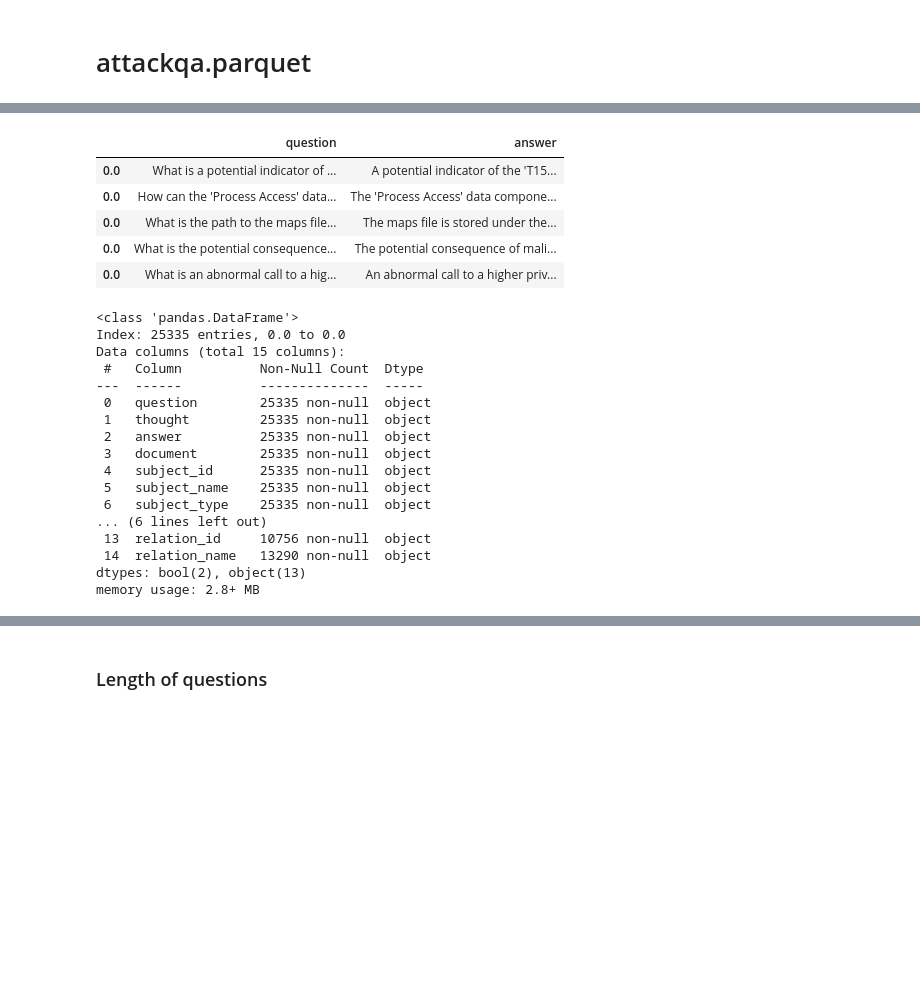
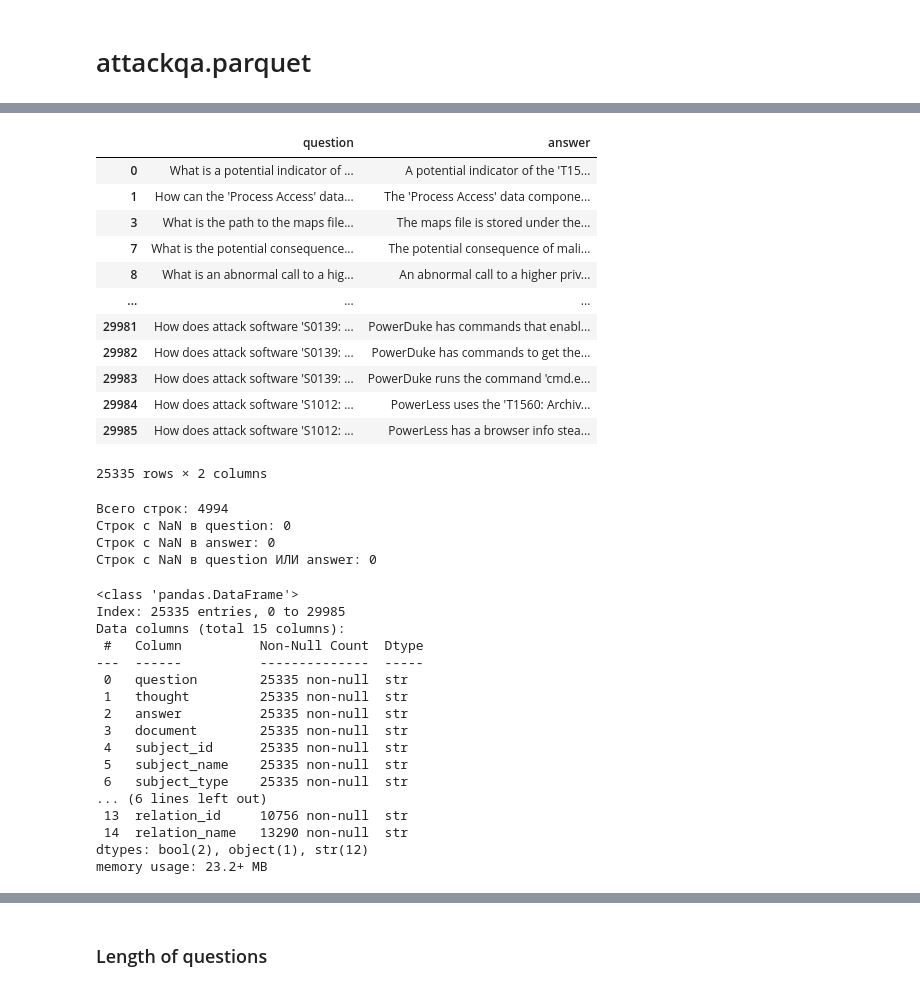
Before and after one commit to StanleyStanMarsh/datasets-processing-rag, a Jupyter notebook: dataset_preproc.ipynb, the cells around one changed output, grey strips where cells are left out. Drawn from its saved outputs; the diff is of its cells as text; code cells hidden in the pictures; blank space fills up the shorter version.

```diff
--- a/dataset_preproc.ipynb
+++ b/dataset_preproc.ipynb
@@ -5,7 +5,7 @@ import pandas as pd
 # %%
 attackqa_parquet = pd.read_parquet(
     "https://huggingface.co/datasets/sambanovasystems/attackqa/resolve/main/attackqa.parquet",
-    engine='fastparquet'
+    engine='pyarrow'
 )
 # %%
 attackqa_parquet.head()
@@ -18,34 +18,54 @@ attackqa_parquet.head()
 | 0.0 | What is an abnormal call to a hig... | To answer the question, I need to... | An abnormal call to a higher priv... | How data component 'Process Acces... | T1559.003 | Inter-Process Communication: XPC ... | T1559 | https://attack.mitre.org/techniqu... | relationships_detects | ... |
 # %%
 with pd.option_context('display.max_colwidth', None):
-    display(attackqa_parquet[["question", "answer"]].head())
+    display(attackqa_parquet[["question", "answer"]])
 # %% [output]
 |  | question | answer |
-| 0.0 | What is a potential indicator of ... | A potential indicator of the 'T15... |
-| 0.0 | How can the 'Process Access' data... | The 'Process Access' data compone... |
-| 0.0 | What is the path to the maps file... | The maps file is stored under the... |
-| 0.0 | What is the potential consequence... | The potential consequence of mali... |
-| 0.0 | What is an abnormal call to a hig... | An abnormal call to a higher priv... |
+| 0 | What is a potential indicator of ... | A potential indicator of the 'T15... |
+| 1 | How can the 'Process Access' data... | The 'Process Access' data compone... |
+| 3 | What is the path to the maps file... | The maps file is stored under the... |
+| 7 | What is the potential consequence... | The potential consequence of mali... |
+| 8 | What is an abnormal call to a hig... | An abnormal call to a higher priv... |
+| ... | ... | ... |
+| 29981 | How does attack software 'S0139: ... | PowerDuke has commands that enabl... |
+| 29982 | How does attack software 'S0139: ... | PowerDuke has commands to get the... |
+| 29983 | How does attack software 'S0139: ... | PowerDuke runs the command 'cmd.e... |
+| 29984 | How does attack software 'S1012: ... | PowerLess uses the 'T1560: Archiv... |
+| 29985 | How does attack software 'S1012: ... | PowerLess has a browser info stea... |
+25335 rows × 2 columns
+# %%
+attackqa_human = attackqa_parquet[attackqa_parquet["human_answer"] == True].copy()
+attackqa_human = attackqa_human.reset_index(drop=True)
+attackqa_human = attackqa_human.dropna(subset=["question", "answer"])
+print(f"Всего строк: {len(attackqa_human)}")
+print(f"Строк с NaN в question: {attackqa_human['question'].isna().sum()}")
+print(f"Строк с NaN в answer: {attackqa_human['answer'].isna().sum()}")
+print(f"Строк с NaN в question ИЛИ answer: {attackqa_human[['question', 'answer']].isna().any(axis=1).sum()}")
+# %% [output]
+Всего строк: 4994
+Строк с NaN в question: 0
+Строк с NaN в answer: 0
+Строк с NaN в question ИЛИ answer: 0
 # %%
 attackqa_parquet.dropna(subset=["question", "answer"]).info()
 # %% [output]
 <class 'pandas.DataFrame'>
-Index: 25335 entries, 0.0 to 0.0
+Index: 25335 entries, 0 to 29985
 Data columns (total 15 columns):
  #   Column          Non-Null Count  Dtype
 ---  ------          --------------  -----
- 0   question        25335 non-null  object
- 1   thought         25335 non-null  object
- 2   answer          25335 non-null  object
- 3   document        25335 non-null  object
- 4   subject_id      25335 non-null  object
- 5   subject_name    25335 non-null  object
- 6   subject_type    25335 non-null  object
+ 0   question        25335 non-null  str
+ 1   thought         25335 non-null  str
+ 2   answer          25335 non-null  str
+ 3   document        25335 non-null  str
+ 4   subject_id      25335 non-null  str
+ 5   subject_name    25335 non-null  str
+ 6   subject_type    25335 non-null  str
 ... (6 lines left out)
- 13  relation_id     10756 non-null  object
- 14  relation_name   13290 non-null  object
-dtypes: bool(2), object(13)
-memory usage: 2.8+ MB
+ 13  relation_id     10756 non-null  str
+ 14  relation_name   13290 non-null  str
+dtypes: bool(2), object(1), str(12)
+memory usage: 23.2+ MB
 # %%
 attackqa_parquet.info()
 # %% [output]
```
Also changed, not shown: parts of 1 cell of this notebook, 28 other files.
